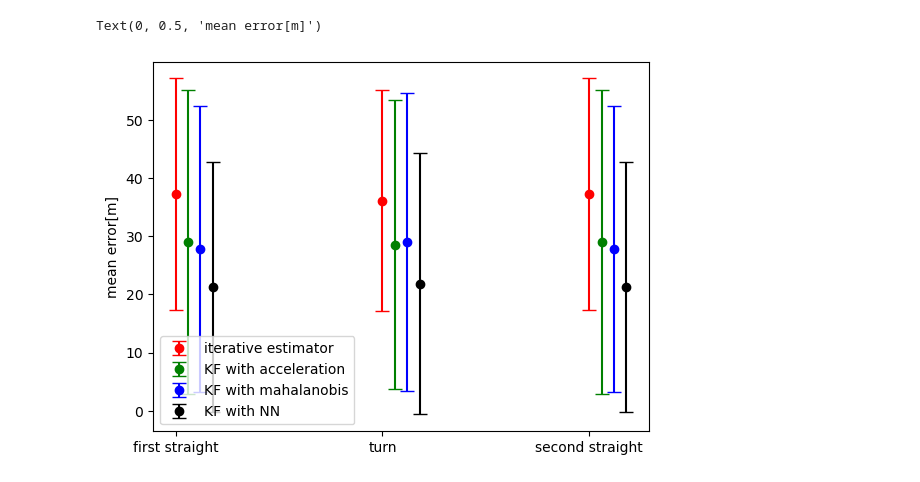
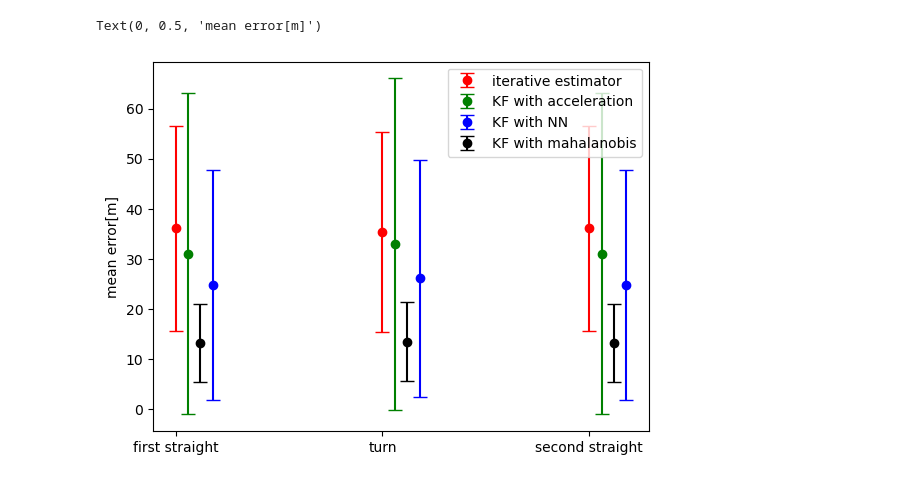
Before and after one commit to EilamNir/noisy-triangulation, a Jupyter notebook: python/src/Improved_KF.ipynb, the cells around one changed output. Saved outputs shown, nothing was run; the diff lists cells and outputs as text; code cells hidden in the pictures.

```diff
--- a/python/src/Improved_KF.ipynb
+++ b/python/src/Improved_KF.ipynb
@@ -47,6 +47,7 @@ sensors_noisy.calculate_measurements(path1.path)
 # estimate the path
 it_est = iterative_estimator(sensors, path1.path[0,:])
 estimated_path = it_est.estimate_path()
+cov_mat_it = it_est.get_cov_err_with_sigma(estimated_path, sigma=15)
 
 it_est_noisy = iterative_estimator(sensors_noisy, path1.path[0,:])
 estimated_path_noisy = it_est_noisy.estimate_path()
@@ -65,5 +66,5 @@ kf_acc = kalman_filter_from_points_acc(time_res, sigma_a, sigma_v, non_diag_redu
 kf_mahal = kalman_filter_with_mahalanobis(time_res, sigma_a, sigma_v, non_diag_reduction_ratio=2)
 
 kf_path_acc = kf_acc.filter_path(estimated_path_noisy)
-kf_path_improved = improved_KF.filter_path(estimated_path_noisy)
-kf_path_mahal = kf_mahal.filter_path(estimated_path_noisy)
+kf_path_improved = improved_KF.filter_path(estimated_path_noisy, cov=cov_mat_it)
+kf_path_mahal, mahal_skipped_samples, mahalanobis_dists = kf_mahal.filter_path(estimated_path_noisy, cov=cov_mat_it)
@@ -144,33 +130,33 @@ iterative_means = np.empty(len(section_lengths))
 iterative_std = np.empty(len(section_lengths))
 kf_acc_means = np.empty(len(section_lengths))
 kf_acc_std = np.empty(len(section_lengths))
 kf_mahal_means = np.empty(len(section_lengths))
 kf_mahal_std = np.empty(len(section_lengths))
 kf_NN_means = np.empty(len(section_lengths))
 kf_NN_std = np.empty(len(section_lengths))
 x = np.linspace(0,1,section_lengths.shape[0])
 
 current_length = 0
 for i, section_length in enumerate(section_lengths):
     next_length = current_length + section_length
 
     iterative_means[i] = np.mean(it_est_MSE[current_length:next_length])
     iterative_std[i] = np.std(it_est_MSE[current_length:next_length])
     kf_acc_means[i] = np.mean(kf_acc_MSE[current_length:next_length])
     kf_acc_std[i] = np.std(kf_acc_MSE[current_length:next_length])
 
     kf_mahal_means[i] = np.mean(kf_mahal_MSE[current_length:next_length])
     kf_mahal_std[i] = np.std(kf_mahal_MSE[current_length:next_length])
     kf_NN_means[i] = np.mean(improved_kf_acc_MSE[current_length:next_length])
     kf_NN_std[i] = np.std(improved_kf_acc_MSE[current_length:next_length])
 
 plt.errorbar(x+0.00*3, iterative_means, yerr=iterative_std, linestyle='None', marker='o', color="r", capsize=5, label=f'iterative estimator')
 plt.errorbar(x+0.01*3, kf_acc_means, yerr=kf_acc_std, linestyle='None', marker='o', color="g", capsize=5, label=f'KF with acceleration')
-plt.errorbar(x+0.02*3, kf_mahal_means, yerr=kf_mahal_std, linestyle='None', marker='o', color="b", capsize=5, label=f'KF with mahalanobis')
-plt.errorbar(x+0.03*3, kf_NN_means, yerr=kf_NN_std, linestyle='None', marker='o', color="k", capsize=5, label=f'KF with NN')
+plt.errorbar(x+0.03*3, kf_NN_means, yerr=kf_NN_std, linestyle='None', marker='o', color="b", capsize=5, label=f'KF with NN')
+plt.errorbar(x+0.02*3, kf_mahal_means, yerr=kf_mahal_std, linestyle='None', marker='o', color="k", capsize=5, label=f'KF with mahalanobis')
 plt.xticks(x, ['first straight', 'turn', 'second straight'])#, rotation=90)
 plt.legend()
 plt.ylabel('mean error[m]')
 # %% [output]
 Text(0, 0.5, 'mean error[m]')
-[figure, old version]
+[figure, new version]
```
Also changed, not shown: parts of 4 cells of this notebook, 5 other files.
